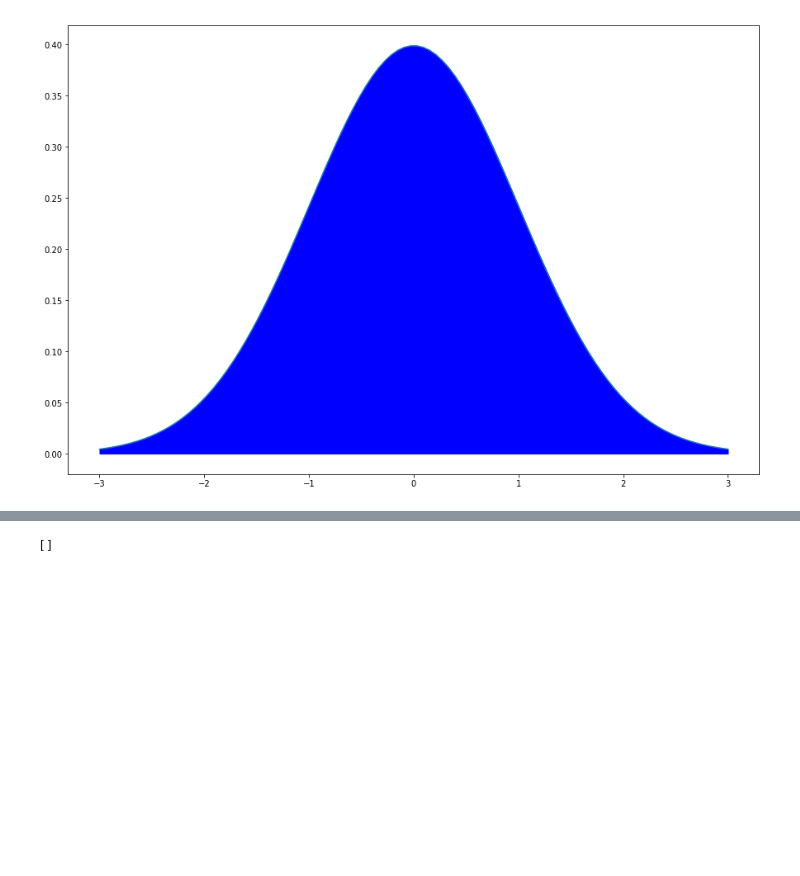
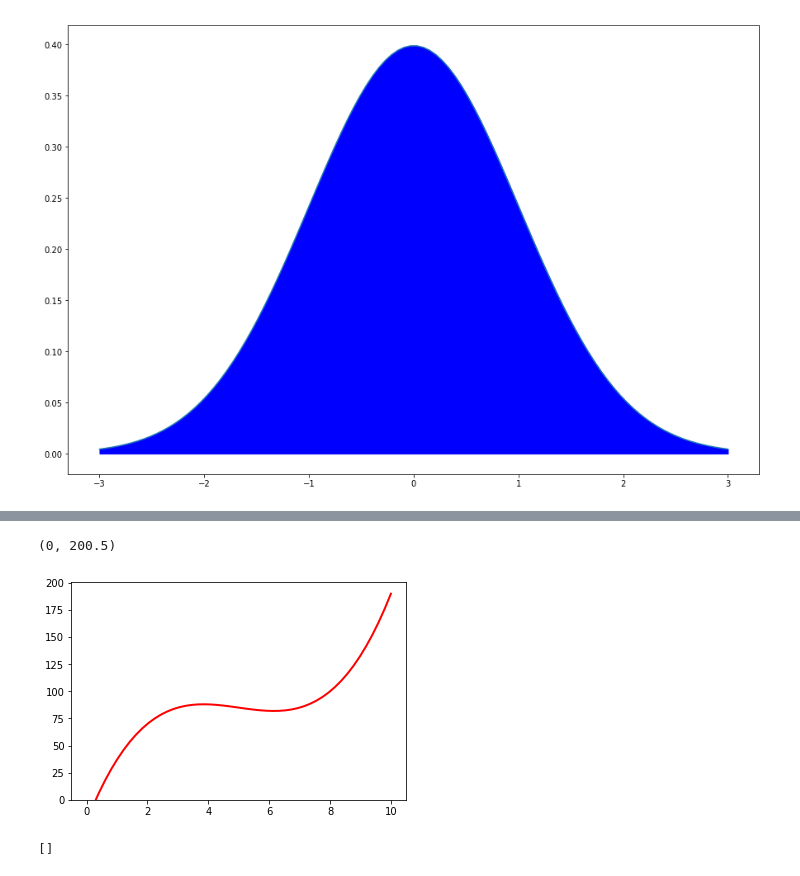
Before and after one commit to mGalarnyk/Python_Tutorials, a Jupyter notebook: Statistics/normal_Distribution_Area_Under_Curve.ipynb, the cells around one changed output, grey strips where cells are left out. Saved outputs shown, nothing was run; the diff lists cells and outputs as text; code cells hidden in the pictures; blank space fills up the shorter version.

```diff
--- a/Statistics/normal_Distribution_Area_Under_Curve.ipynb
+++ b/Statistics/normal_Distribution_Area_Under_Curve.ipynb
@@ -71,3 +68,23 @@ ax.fill_betweenx([-2, 2], [2], 0)
+# %%
+import numpy as np
+import matplotlib.pyplot as plt
+from matplotlib.patches import Polygon
+
+
+def func(x):
+    return (x - 3) * (x - 5) * (x - 7) + 85
+
+
+a, b = 2, 9  # integral limits
+x = np.linspace(0, 10)
+y = func(x)
+
+fig, ax = plt.subplots()
+plt.plot(x, y, 'r', linewidth=2)
+plt.ylim(ymin=0)
+# %% [output]
+(0, 200.5)
+[figure, added]
 # %%
 import numpy as np
 import matplotlib.pyplot as plt
```
Also changed, not shown: parts of 1 cell of this notebook, 1 other file.
